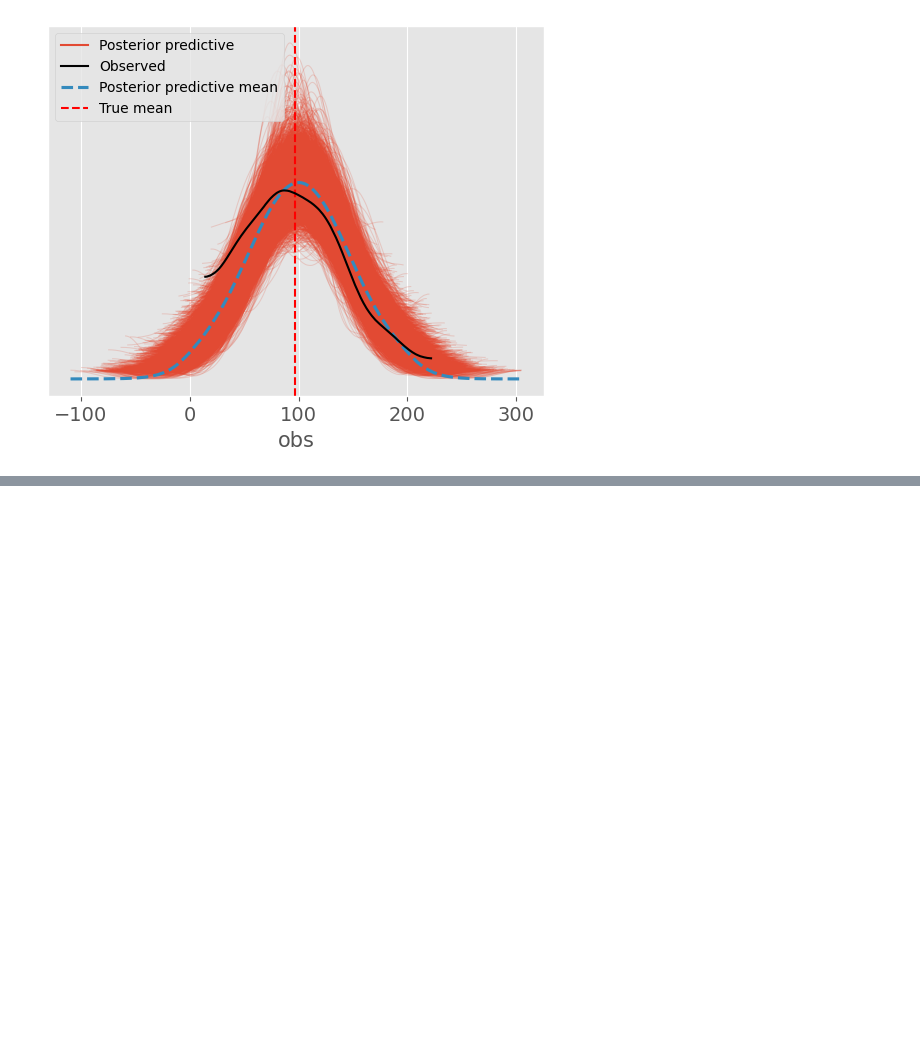
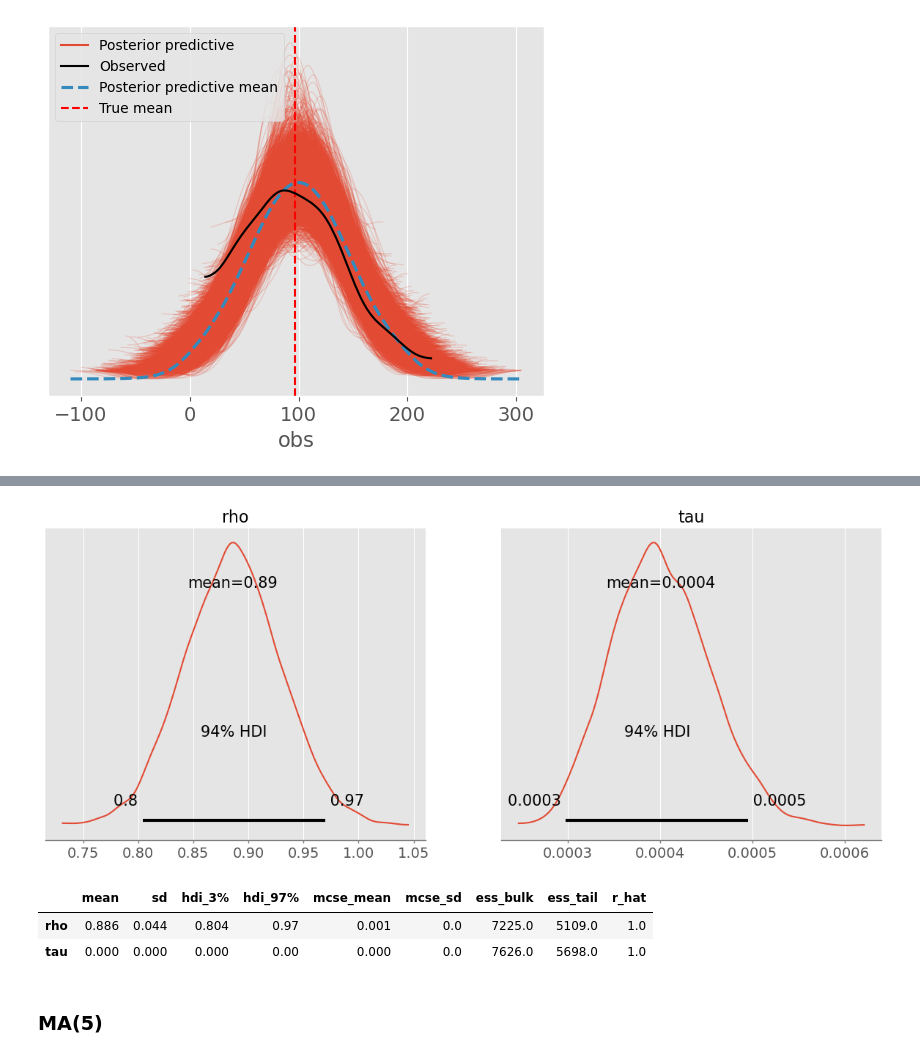
Before and after one commit to auspect/Bayesian_TS, a Jupyter notebook: Notebooks/pymc_nbk1.ipynb, the cells around one changed output, grey strips where cells are left out. Saved outputs shown, nothing was run; the diff lists cells and outputs as text; code cells hidden in the pictures; blank space fills up the shorter version.

```diff
--- a/Notebooks/pymc_nbk1.ipynb
+++ b/Notebooks/pymc_nbk1.ipynb
@@ -96,0 +121,12 @@ ax.legend(fontsize=10);
+# %%
+pm.plot_posterior(idata_ar1);
+# %% [output]
+[figure, added]
+# %%
+pm.summary(idata_ar1)
+# %% [output]
+|  | mean | sd | hdi_3% | hdi_97% | mcse_mean | mcse_sd | ess_bulk | ess_tail | r_hat |
+| rho | 0.886 | 0.044 | 0.804 | 0.97 | 0.001 | 0.0 | 7225.0 | 5109.0 | 1.0 |
+| tau | 0.000 | 0.000 | 0.000 | 0.00 | 0.000 | 0.0 | 7626.0 | 5698.0 | 1.0 |
+# %% [markdown]
+### MA(5)
```
Also changed, not shown: parts of 9 cells of this notebook.
